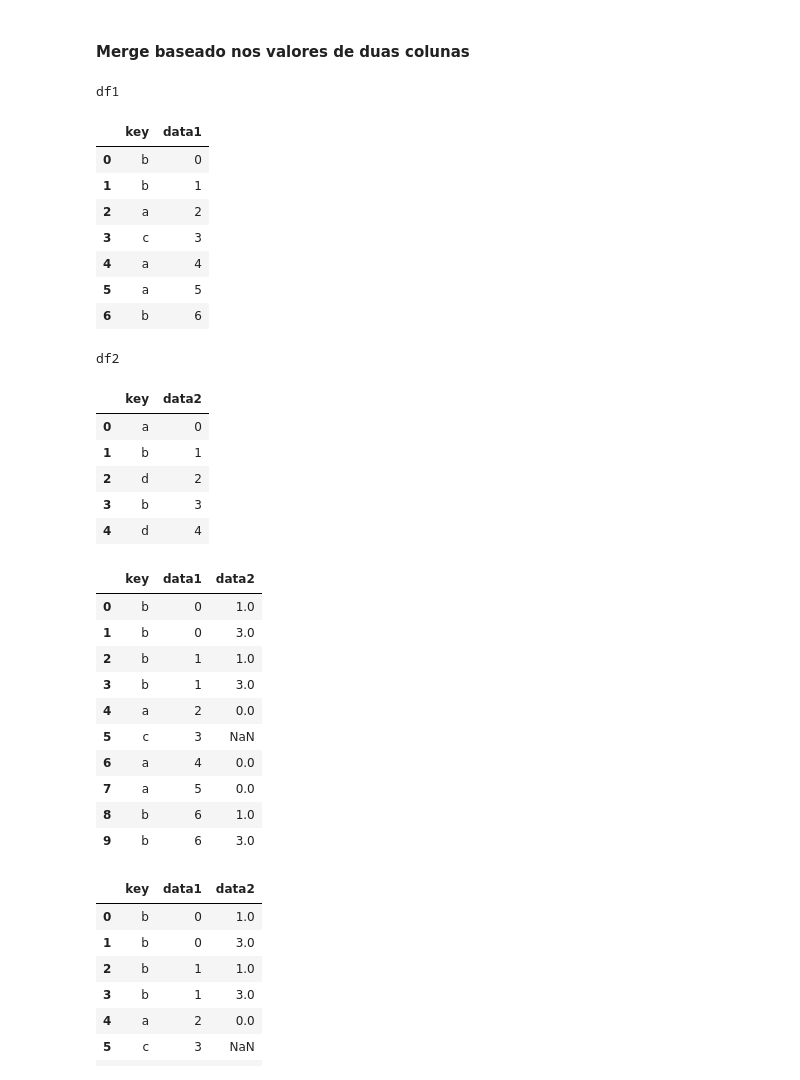
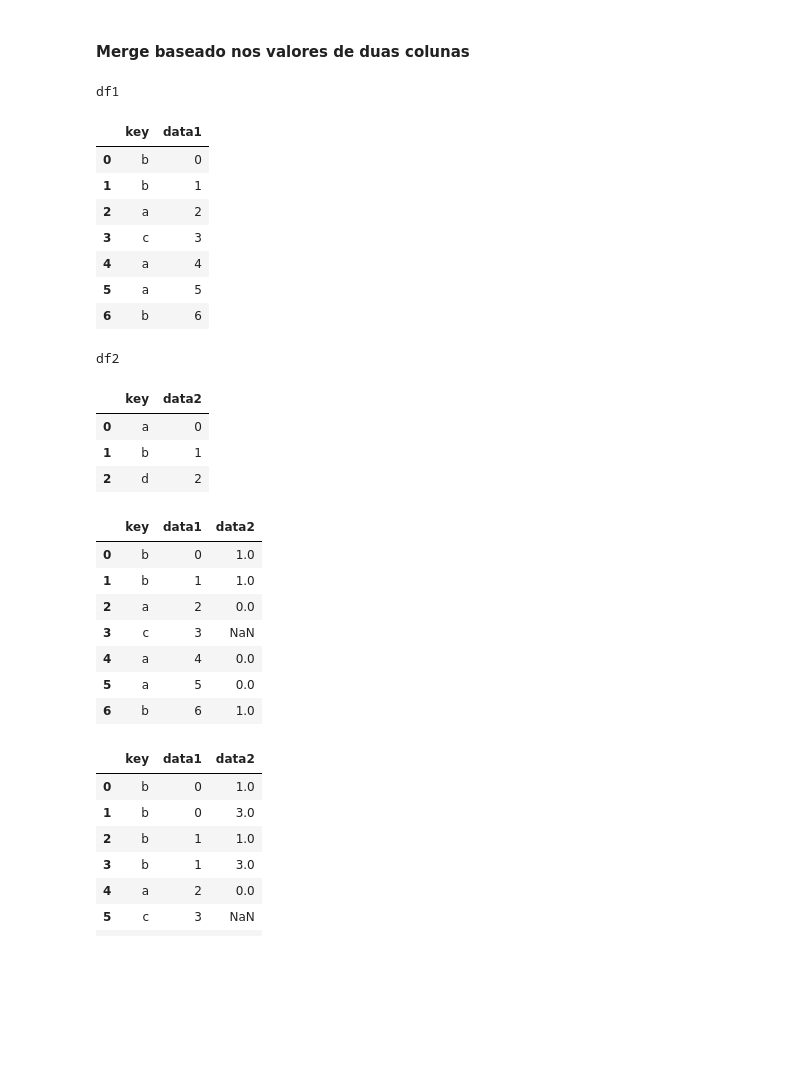
Before and after one commit to RogerioOMDS/aulas_ada_1629_tec_prog, a Jupyter notebook: aula_4.ipynb, the cells around one changed output. Saved outputs shown, nothing was run; the diff lists cells and outputs as text; code cells hidden in the pictures; blank space fills up the shorter version.

```diff
--- a/aula_4.ipynb
+++ b/aula_4.ipynb
@@ -41,35 +41,33 @@ import pandas as pd
 # %%
 # Construindo dois DataFrames que serão fundidos com o método 'merge'
 df1 = pd.DataFrame({'key': ['b','b','a','c','a','a','b'],
                    'data1': range(7)})
 
-df2 = pd.DataFrame({'key': ['a','b','d','b','d'],
-                   'data2': range(5)})
+df2 = pd.DataFrame({'key': ['a','b','d'],
+                   'data2': range(3)})
 
 # Print do primeiro Dataframe
 print("df1")
 display(df1)
 
 # Print do Segundo Dataframe
 print("df2")
 display(df2)
 # %% [output]
 df1
 |  | key | data1 |
 | 0 | b | 0 |
 | 1 | b | 1 |
 | 2 | a | 2 |
 | 3 | c | 3 |
 | 4 | a | 4 |
 | 5 | a | 5 |
 | 6 | b | 6 |
 df2
 |  | key | data2 |
 | 0 | a | 0 |
 | 1 | b | 1 |
 | 2 | d | 2 |
-| 3 | b | 3 |
-| 4 | d | 4 |
 # %%
 # SELECT
 #     d1.key,
@@ -84,15 +82,12 @@ pd.merge(df1, df2, on = "key", how = "left")
 # %% [output]
 |  | key | data1 | data2 |
 | 0 | b | 0 | 1.0 |
-| 1 | b | 0 | 3.0 |
-| 2 | b | 1 | 1.0 |
-| 3 | b | 1 | 3.0 |
-| 4 | a | 2 | 0.0 |
-| 5 | c | 3 | NaN |
-| 6 | a | 4 | 0.0 |
-| 7 | a | 5 | 0.0 |
-| 8 | b | 6 | 1.0 |
-| 9 | b | 6 | 3.0 |
+| 1 | b | 1 | 1.0 |
+| 2 | a | 2 | 0.0 |
+| 3 | c | 3 | NaN |
+| 4 | a | 4 | 0.0 |
+| 5 | a | 5 | 0.0 |
+| 6 | b | 6 | 1.0 |
 # %%
 df1.merge(df2, on ="key", how = "left")
 # %% [output]
```
Also changed, not shown: parts of 100 cells of this notebook, 1 other file.
